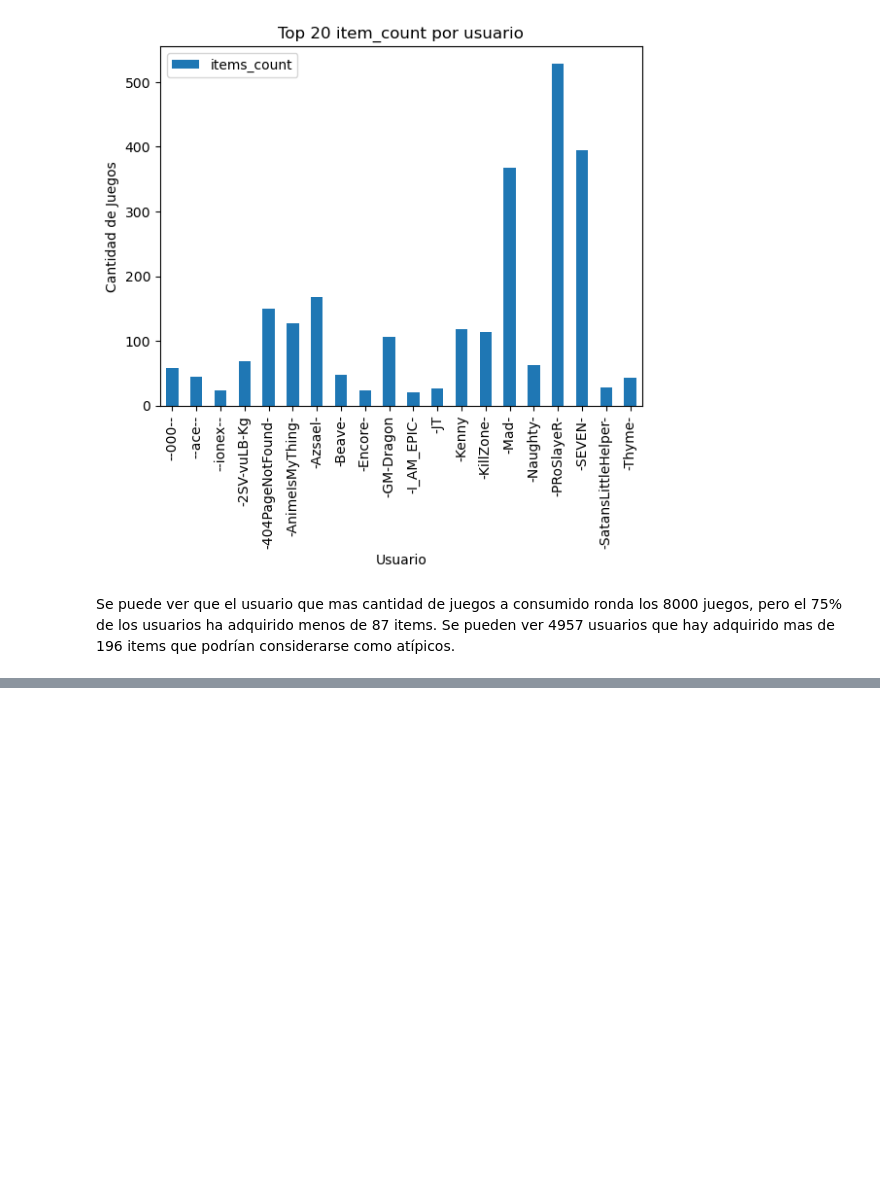
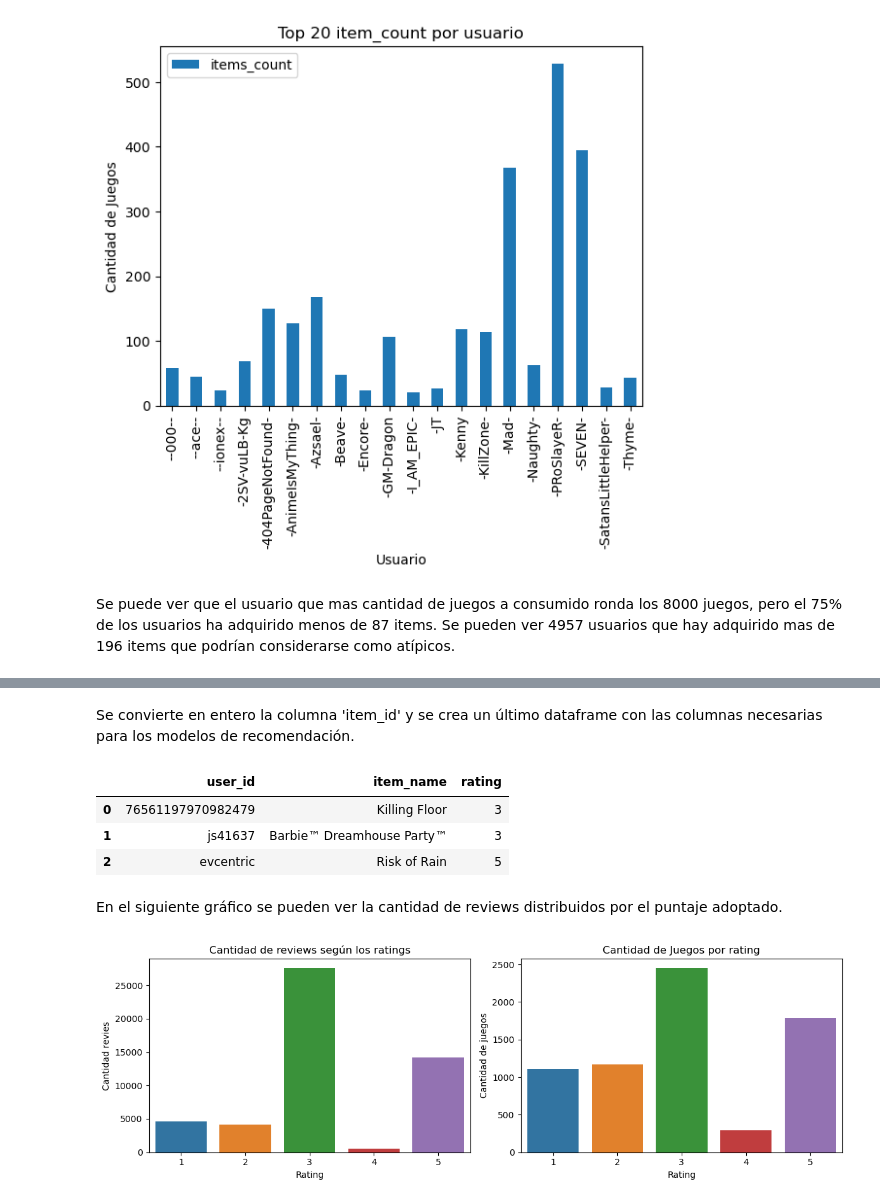
Before and after one commit to IngCarlaPezzone/PI1_MLOps_videojuegos, a Jupyter notebook: 03_EDA.ipynb, the cells around one changed output, grey strips where cells are left out. Drawn from its saved outputs; the diff is of its cells as text; code cells hidden in the pictures; blank space fills up the shorter version.

```diff
--- a/03_EDA.ipynb
+++ b/03_EDA.ipynb
@@ -462,0 +539,7 @@ Se puede ver que el usuario que mas cantidad de juegos a consumido ronda los 800
+# %%
+df2 = df_items[['item_id', 'item_name']]
+# Se borran los dumplicados
+df2 = df2.drop_duplicates()
+# Cantidad de juegos
+print(f'Hay un total de {len(df2)} juegos')
+df2.head(2)
@@ -462,0 +553,3 @@ Se puede ver que el usuario que mas cantidad de juegos a consumido ronda los 800
+# %%
+df = df1.merge(df2, left_on="reviews_item_id", right_on="item_id", how='left')
+df
@@ -462,0 +604,7 @@ Se puede ver que el usuario que mas cantidad de juegos a consumido ronda los 800
+# %%
+# Se borran los nulos
+df = df.dropna(subset=['item_id'])
+# Se cuentan los registros que quedan
+print(f'Quedan {df.shape[0]} registros')
+# Se verifican los tipo de dato y nulos
+utils.verificar_tipo_datos(df)
@@ -462,0 +619,35 @@ Se puede ver que el usuario que mas cantidad de juegos a consumido ronda los 800
+# %% [markdown]
+Se convierte en entero la columna 'item_id' y se crea un último dataframe con las columnas necesarias para los modelos de recomendación.
+# %%
+df = df[['user_id', 'item_name', 'rating']]
+df.head(3)
+# %% [output]
+|  | user_id | item_name | rating |
+| 0 | 76561197970982479 | Killing Floor | 3 |
+| 1 | js41637 | Barbie™ Dreamhouse Party™ | 3 |
+| 2 | evcentric | Risk of Rain | 5 |
+# %% [markdown]
+En el siguiente gráfico se pueden ver la cantidad de reviews distribuidos por el puntaje adoptado.
+# %%
+# Agrupa las calificaciones por rating
+ratings_count = df['rating'].value_counts().reset_index()
+ratings_count.columns = ['rating', 'count']
+# Agrupa los juegos únicos por rating
+unique_games_per_rating = df.groupby('rating')['item_name'].nunique().reset_index()
+
+# Crea una figura con dos subplots
+fig, axes = plt.subplots(1, 2, figsize=(12, 4))
+
+# Primer subplot
+sns.barplot(data=ratings_count, x='rating', y='count', ax=axes[0])
+axes[0].set_title('Cantidad de reviews según los ratings') ; axes[0].set_xlabel('Rating') ; axes[0].set_ylabel('Cantidad revies')
+
+# Segundo subplot
+sns.barplot(data=unique_games_per_rating, x='rating', y='item_name', ax=axes[1])
+axes[1].set_title('Cantidad de Juegos por rating') ; axes[1].set_xlabel('Rating') ; axes[1].set_ylabel('Cantidad de juegos')
+
+# Ajusta y muestra los graficos
+plt.tight_layout()
+plt.show()
+# %% [output]
+[figure, added]
```
Also changed, not shown: parts of 27 cells of this notebook, 2 other files.
